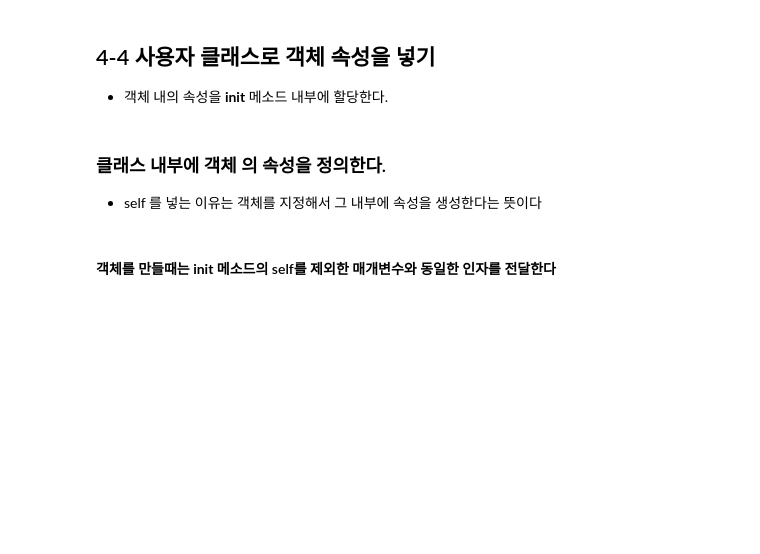
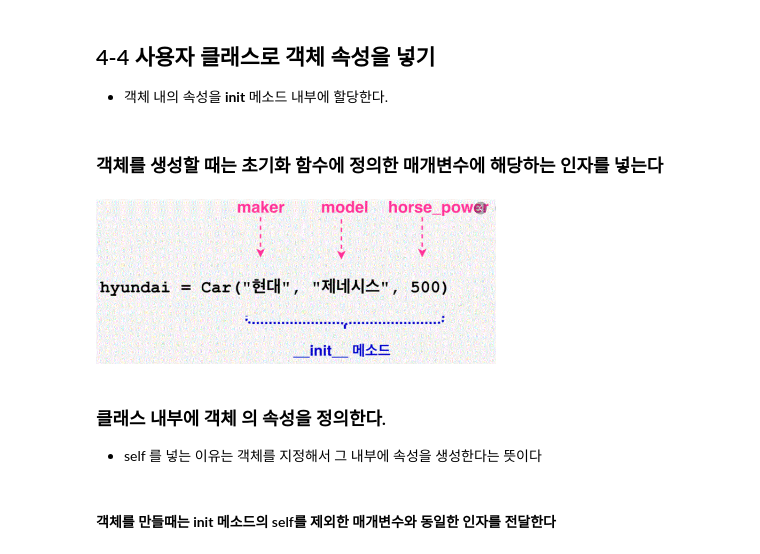
Before and after one commit to zerosum99/python_data_analysis, a Jupyter notebook: 파이썬 문법_04_클래스 알아보기.ipynb, the cells around one changed output. Cells and saved outputs as stored; diff of their text form; code cells hidden in the pictures; blank space fills up the shorter version.

```diff
--- a/파이썬 문법_04_클래스 알아보기.ipynb
+++ b/파이썬 문법_04_클래스 알아보기.ipynb
@@ -117,6 +141,12 @@ p.__class__.__name__
 ## 4-4 사용자 클래스로 객체 속성을 넣기
 
 - 객체 내의 속성을 __init__ 메소드 내부에 할당한다.
+# %% [markdown]
+### 객체를 생성할 때는 초기화 함수에 정의한 매개변수에 해당하는 인자를 넣는다
+# %%
+Image("./이미지/클래스초기화함수.gif", width=400, height=400)
+# %% [output]
+[figure, added]
 # %% [markdown]
 ###  클래스 내부에 객체 의 속성을 정의한다.
 - self 를 넣는 이유는 객체를 지정해서 그 내부에 속성을 생성한다는 뜻이다
```
Also changed, not shown: parts of 7 cells of this notebook, 9 other files.
